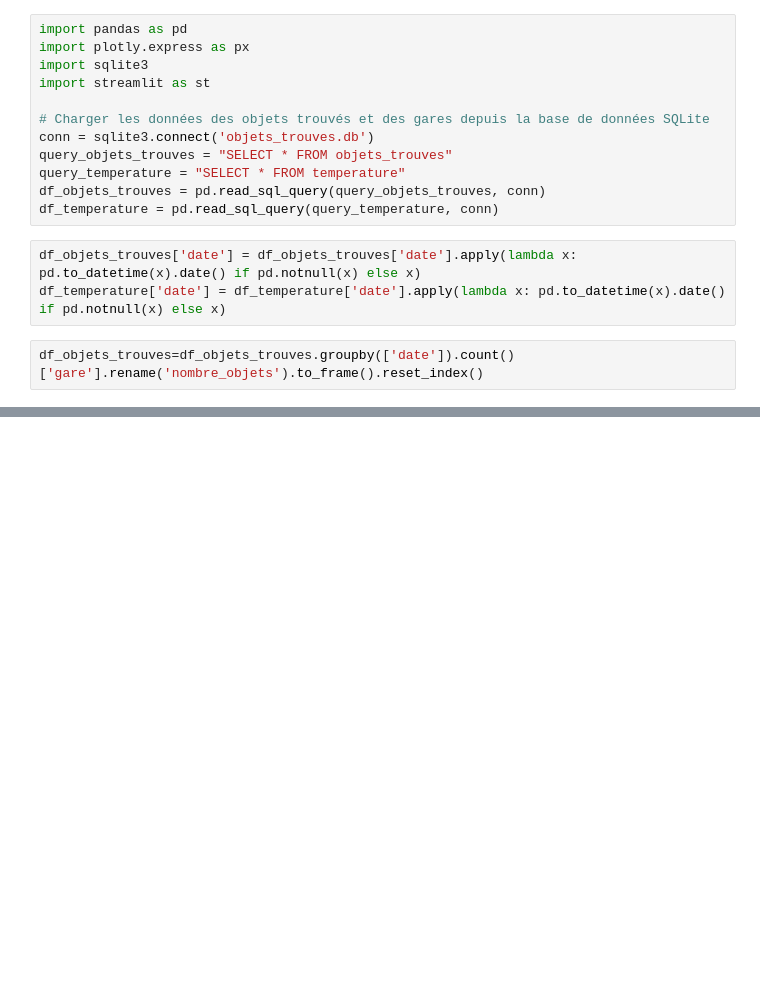
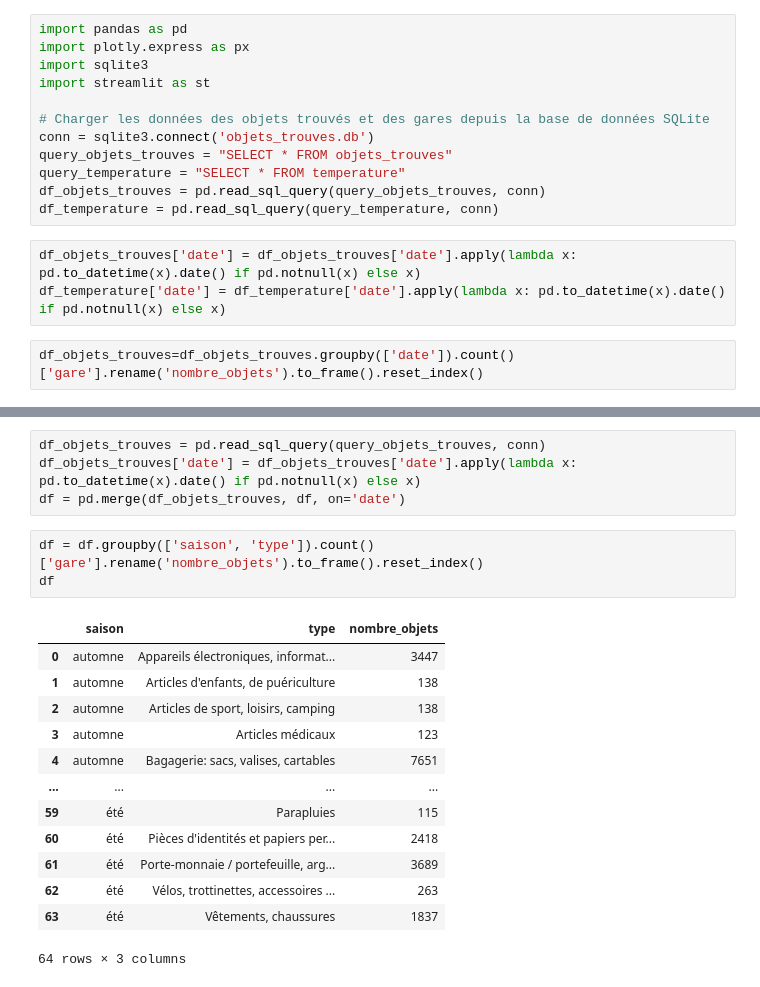
Before and after one commit to neevaiti/Lost_in_translation_SNCF, a Jupyter notebook: data_science.ipynb, the cells around one changed output, grey strips where cells are left out. Cells and saved outputs as stored; diff of their text form; blank space fills up the shorter version.

```diff
--- a/data_science.ipynb
+++ b/data_science.ipynb
@@ -40,0 +112,21 @@ fig.show()
+# %%
+df_objets_trouves = pd.read_sql_query(query_objets_trouves, conn)
+df_objets_trouves['date'] = df_objets_trouves['date'].apply(lambda x: pd.to_datetime(x).date() if pd.notnull(x) else x)
+df = pd.merge(df_objets_trouves, df, on='date')
+# %%
+df = df.groupby(['saison', 'type']).count()['gare'].rename('nombre_objets').to_frame().reset_index()
+df
+# %% [output]
+|  | saison | type | nombre_objets |
+| 0 | automne | Appareils électroniques, informat... | 3447 |
+| 1 | automne | Articles d'enfants, de puériculture | 138 |
+| 2 | automne | Articles de sport, loisirs, camping | 138 |
+| 3 | automne | Articles médicaux | 123 |
+| 4 | automne | Bagagerie: sacs, valises, cartables | 7651 |
+| ... | ... | ... | ... |
+| 59 | été | Parapluies | 115 |
+| 60 | été | Pièces d'identités et papiers per... | 2418 |
+| 61 | été | Porte-monnaie / portefeuille, arg... | 3689 |
+| 62 | été | Vélos, trottinettes, accessoires ... | 263 |
+| 63 | été | Vêtements, chaussures | 1837 |
+64 rows × 3 columns
```
Also changed, not shown: parts of 15 cells of this notebook, 2 other files.
